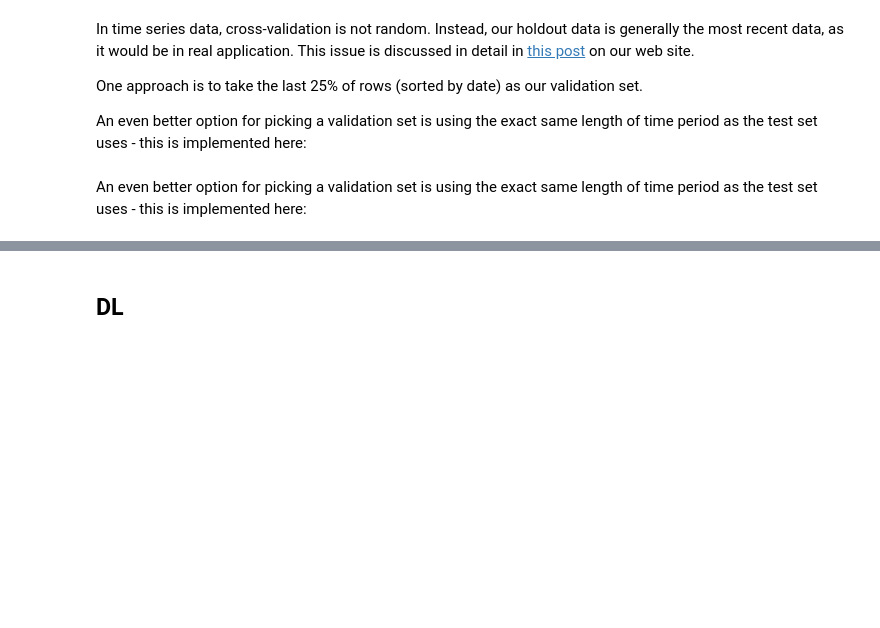
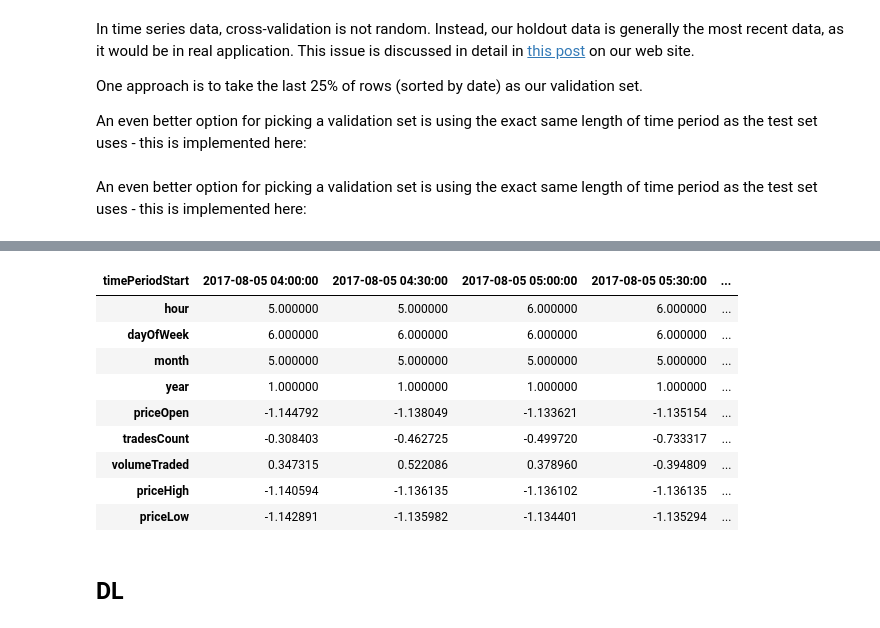
Before and after one commit to iaghidro/stock-predictor, a Jupyter notebook: fastAI/stockPredictor.ipynb, the cells around one changed output, grey strips where cells are left out. Saved outputs shown, nothing was run; the diff lists cells and outputs as text; code cells hidden in the pictures; blank space fills up the shorter version.

```diff
--- a/fastAI/stockPredictor.ipynb
+++ b/fastAI/stockPredictor.ipynb
@@ -294,6 +284,6 @@ val_idx = np.flatnonzero(
 # %%
 val_idx=[0]
 # %%
-# df.head().T.head(40)
-df.index[0]
+df.head().T.head(40)
+# df.index[0]
 # %% [output]
@@ -301,3 +290,13 @@ Timestamp('2017-08-05 04:00:00')
+| timePeriodStart | 2017-08-05 04:00:00 | 2017-08-05 04:30:00 | 2017-08-05 05:00:00 | 2017-08-05 05:30:00 | ... |
+| hour | 5.000000 | 5.000000 | 6.000000 | 6.000000 | ... |
+| dayOfWeek | 6.000000 | 6.000000 | 6.000000 | 6.000000 | ... |
+| month | 5.000000 | 5.000000 | 5.000000 | 5.000000 | ... |
+| year | 1.000000 | 1.000000 | 1.000000 | 1.000000 | ... |
+| priceOpen | -1.144792 | -1.138049 | -1.133621 | -1.135154 | ... |
+| tradesCount | -0.308403 | -0.462725 | -0.499720 | -0.733317 | ... |
+| volumeTraded | 0.347315 | 0.522086 | 0.378960 | -0.394809 | ... |
+| priceHigh | -1.140594 | -1.136135 | -1.136102 | -1.136135 | ... |
+| priceLow | -1.142891 | -1.135982 | -1.134401 | -1.135294 | ... |
 # %% [markdown]
 ## DL
 # %% [markdown]
```
Also changed, not shown: parts of 37 cells of this notebook, 1 other file.
